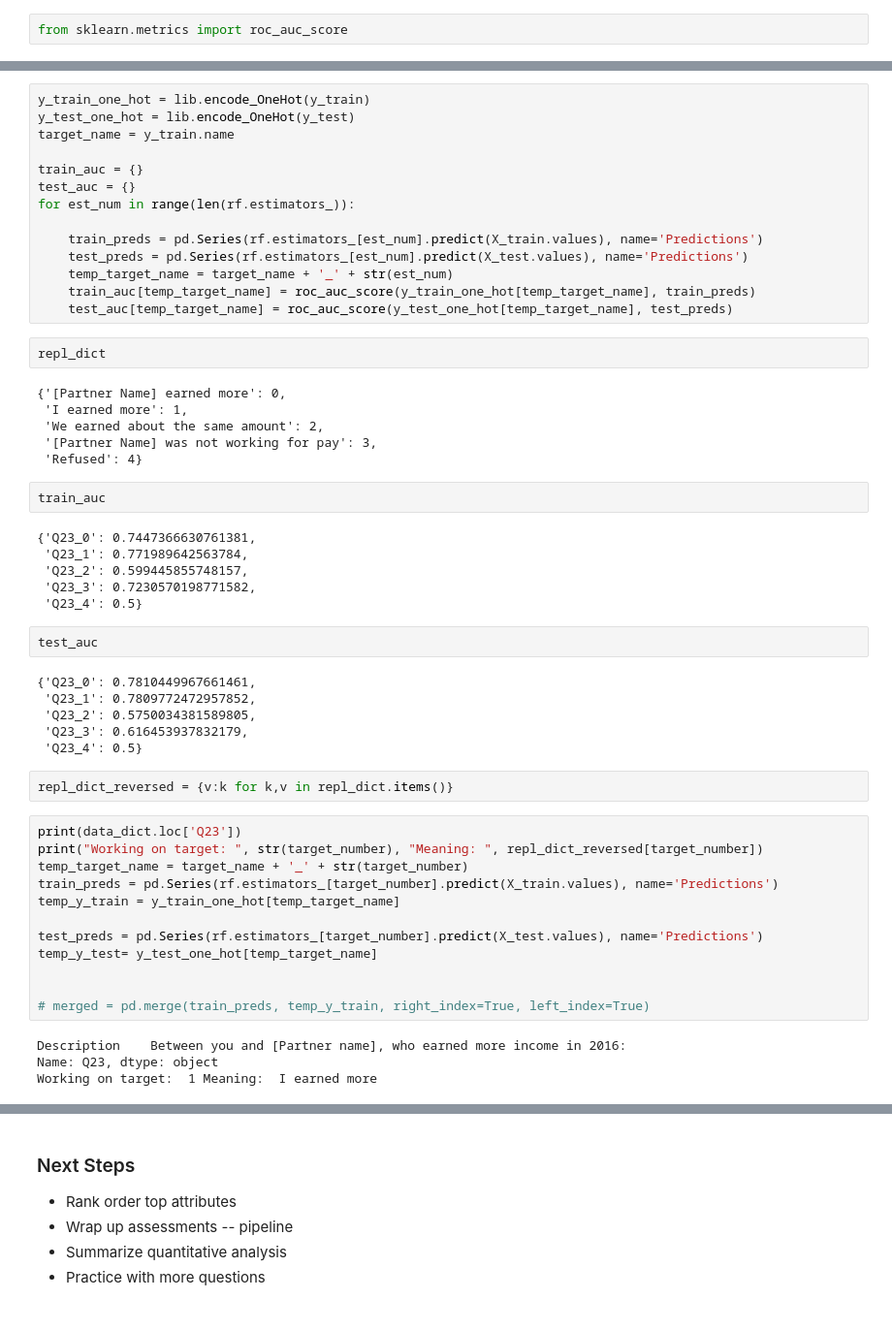
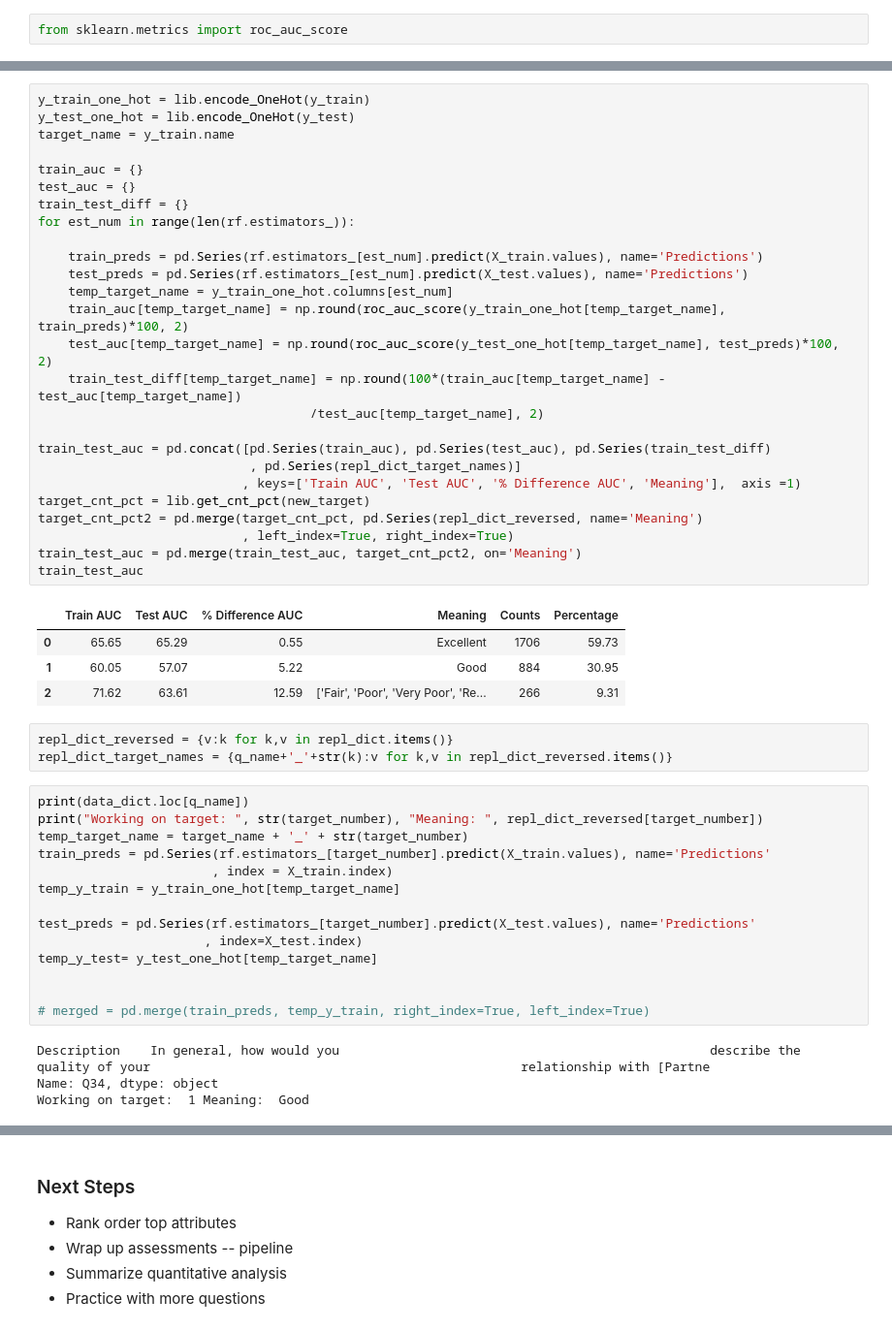
Before and after one commit to malctaylor15/HCMST, a Jupyter notebook: notebooks/EDA v3.ipynb, the cells around one changed output, grey strips where cells are left out. Shown at 97% size. Drawn from its saved outputs; the diff is of its cells as text.

```diff
--- a/notebooks/EDA v3.ipynb
+++ b/notebooks/EDA v3.ipynb
@@ -398,56 +370,52 @@ y_train.name
 # %%
 y_train_one_hot = lib.encode_OneHot(y_train)
 y_test_one_hot = lib.encode_OneHot(y_test)
 target_name = y_train.name
 
 train_auc = {}
 test_auc = {}
+train_test_diff = {}
 for est_num in range(len(rf.estimators_)):
 
     train_preds = pd.Series(rf.estimators_[est_num].predict(X_train.values), name='Predictions')
     test_preds = pd.Series(rf.estimators_[est_num].predict(X_test.values), name='Predictions')
-    temp_target_name = target_name + '_' + str(est_num)
-    train_auc[temp_target_name] = roc_auc_score(y_train_one_hot[temp_target_name], train_preds)
-    test_auc[temp_target_name] = roc_auc_score(y_test_one_hot[temp_target_name], test_preds)
+    temp_target_name = y_train_one_hot.columns[est_num]
+    train_auc[temp_target_name] = np.round(roc_auc_score(y_train_one_hot[temp_target_name], train_preds)*100, 2)
+    test_auc[temp_target_name] = np.round(roc_auc_score(y_test_one_hot[temp_target_name], test_preds)*100, 2)
+    train_test_diff[temp_target_name] = np.round(100*(train_auc[temp_target_name] - test_auc[temp_target_name])
+                                    /test_auc[temp_target_name], 2)
+
+train_test_auc = pd.concat([pd.Series(train_auc), pd.Series(test_auc), pd.Series(train_test_diff)
+                            , pd.Series(repl_dict_target_names)]
+                           , keys=['Train AUC', 'Test AUC', '% Difference AUC', 'Meaning'],  axis =1)
+target_cnt_pct = lib.get_cnt_pct(new_target)
+target_cnt_pct2 = pd.merge(target_cnt_pct, pd.Series(repl_dict_reversed, name='Meaning')
+                           , left_index=True, right_index=True)
+train_test_auc = pd.merge(train_test_auc, target_cnt_pct2, on='Meaning')
+train_test_auc
+# %% [output]
+|  | Train AUC | Test AUC | % Difference AUC | Meaning | Counts | Percentage |
+| 0 | 65.65 | 65.29 | 0.55 | Excellent | 1706 | 59.73 |
+| 1 | 60.05 | 57.07 | 5.22 | Good | 884 | 30.95 |
+| 2 | 71.62 | 63.61 | 12.59 | ['Fair', 'Poor', 'Very Poor', 'Re... | 266 | 9.31 |
-# %%
-repl_dict
-# %% [output]
-{'[Partner Name] earned more': 0,
- 'I earned more': 1,
- 'We earned about the same amount': 2,
- '[Partner Name] was not working for pay': 3,
- 'Refused': 4}
-# %%
-train_auc
-# %% [output]
-{'Q23_0': 0.7447366630761381,
- 'Q23_1': 0.771989642563784,
- 'Q23_2': 0.599445855748157,
- 'Q23_3': 0.7230570198771582,
- 'Q23_4': 0.5}
-# %%
-test_auc
-# %% [output]
-{'Q23_0': 0.7810449967661461,
- 'Q23_1': 0.7809772472957852,
- 'Q23_2': 0.5750034381589805,
- 'Q23_3': 0.616453937832179,
- 'Q23_4': 0.5}
 # %%
 repl_dict_reversed = {v:k for k,v in repl_dict.items()}
+repl_dict_target_names = {q_name+'_'+str(k):v for k,v in repl_dict_reversed.items()}
 # %%
-print(data_dict.loc['Q23'])
+print(data_dict.loc[q_name])
 print("Working on target: ", str(target_number), "Meaning: ", repl_dict_reversed[target_number])
 temp_target_name = target_name + '_' + str(target_number)
-train_preds = pd.Series(rf.estimators_[target_number].predict(X_train.values), name='Predictions')
+train_preds = pd.Series(rf.estimators_[target_number].predict(X_train.values), name='Predictions'
+                       , index = X_train.index)
 temp_y_train = y_train_one_hot[temp_target_name]
 
-test_preds = pd.Series(rf.estimators_[target_number].predict(X_test.values), name='Predictions')
+test_preds = pd.Series(rf.estimators_[target_number].predict(X_test.values), name='Predictions'
+                      , index=X_test.index)
 temp_y_test= y_test_one_hot[temp_target_name]
 
 
 # merged = pd.merge(train_preds, temp_y_train, right_index=True, left_index=True)
 # %% [output]
-Description    Between you and [Partner name], who earned more income in 2016:
-Name: Q23, dtype: object
-Working on target:  1 Meaning:  I earned more
+Description    In general, how would you                                                 describe the quality of your                                                 relationship with [Partne
+Name: Q34, dtype: object
+Working on target:  1 Meaning:  Good
```
Also changed, not shown: parts of 39 cells of this notebook, 2 other files.
